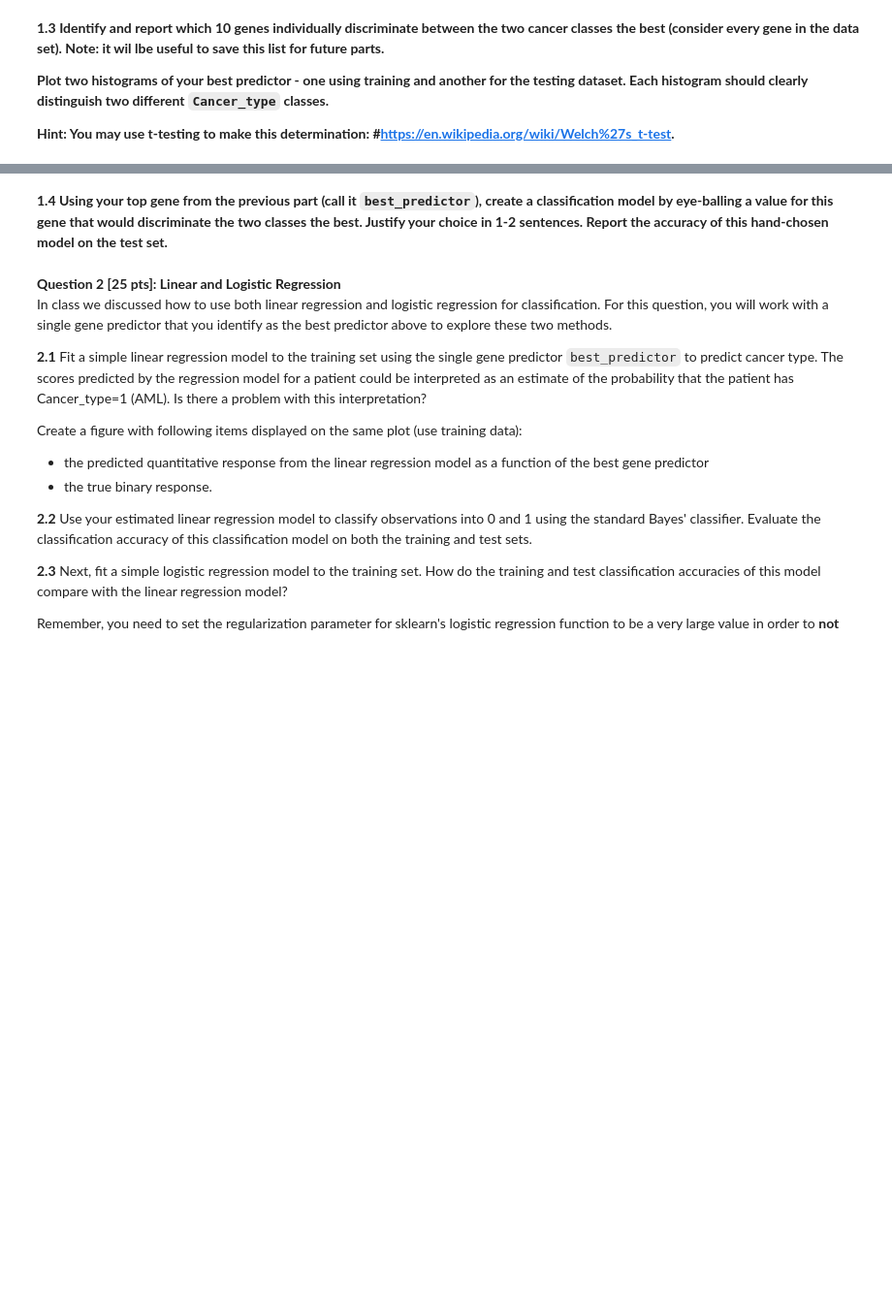
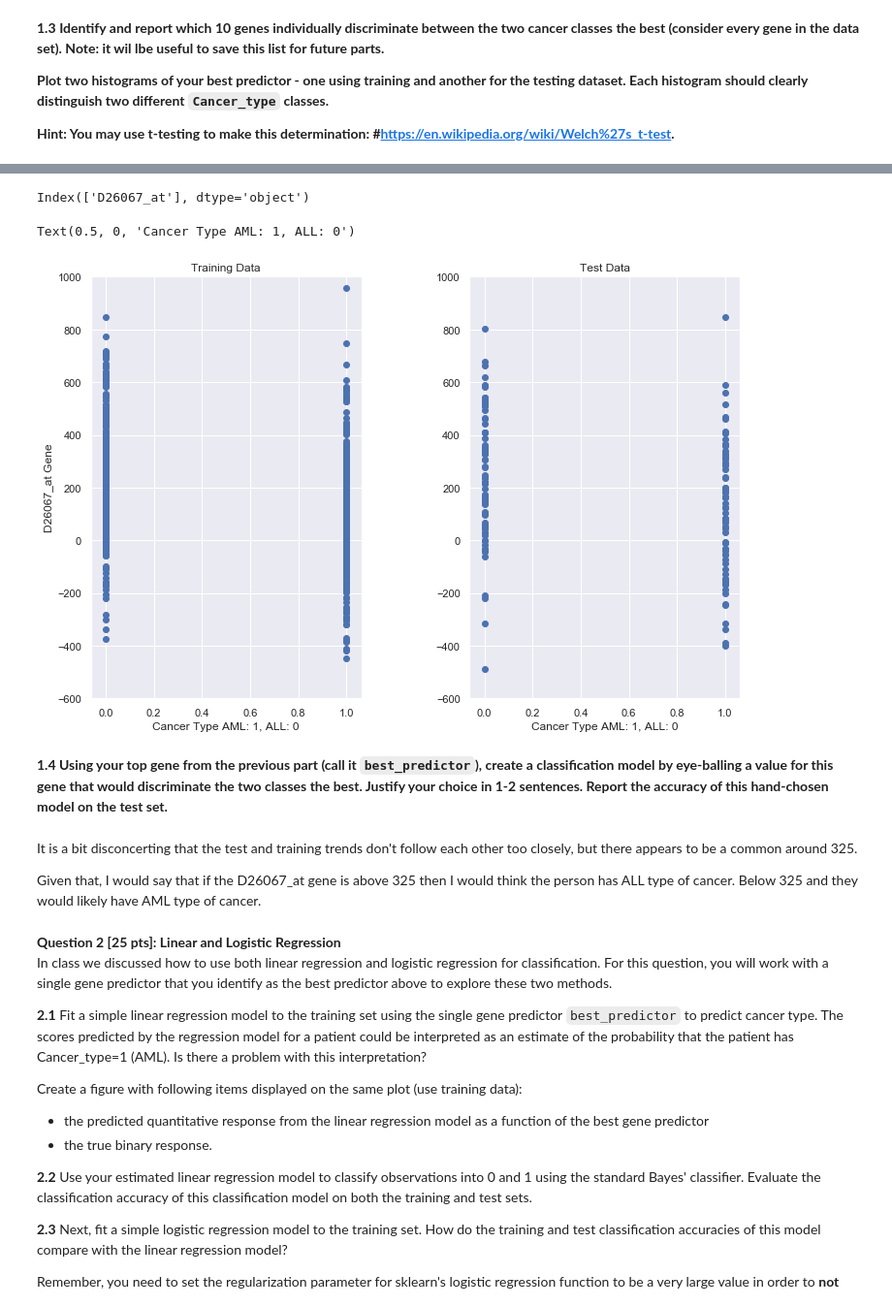
Before and after one commit to ericenglin/Data-Science-Assignments, a Jupyter notebook: hw4/cs109a_HW4.ipynb, the cells around one changed output, grey strips where cells are left out. Shown at 97% size. Saved outputs shown, nothing was run; the diff lists cells and outputs as text; code cells hidden in the pictures; blank space fills up the shorter version.

```diff
--- a/hw4/cs109a_HW4.ipynb
+++ b/hw4/cs109a_HW4.ipynb
@@ -110,0 +128,7 @@ Name: Cancer_type, dtype: float64
+# %%
+from sklearn import preprocessing
+X_train_array = X_train.values #returns a numpy array
+min_max_scaler = preprocessing.MinMaxScaler()
+x_scaled = min_max_scaler.fit_transform(X_train_array)
+normalized_X_train = pd.DataFrame(x_scaled)
+normalized_X_train.columns = X_train.columns
@@ -126,0 +159,15 @@ Name: Cancer_type, dtype: float64
+# %%
+import scipy
+t_test_results = {}
+AML = normalized_X_train.where(y_train== 1).dropna()
+ALL = normalized_X_train.where(y_train== 0).dropna()
+
+
+for x in normalized_X_train.columns:
+    AML2 = AML[:][x]
+    ALL2 = ALL[:][x]
+    t_test_results[x] = scipy.stats.ttest_ind(AML2,ALL2)
+# %%
+t_test_train_df = pd.DataFrame.from_dict(t_test_results,orient='Index')
+t_test_train_df.columns = ['field','pvalue']
+t_test_train_df=t_test_train_df.sort_values('pvalue').head(10)
@@ -127,2 +188,26 @@ Name: Cancer_type, dtype: float64
+# %%
+top_pred = t_test_train_df.head(1).index
+print(top_pred)
+# %% [output]
+Index(['D26067_at'], dtype='object')
+# %%
+fig = plt.figure(figsize=(12, 8))
+fig.subplots_adjust(hspace=0.4, wspace=0.4)
+
+plt.subplot(1, 2,1)
+plt.scatter(y_train, X_train[top_pred])
+plt.title("Training Data")
+plt.ylim(-600,1000)
+plt.ylabel("D26067_at Gene")
+plt.xlabel("Cancer Type AML: 1, ALL: 0")
+
+plt.subplot(1,2,2)
+plt.scatter(y_test, X_test[top_pred])
+plt.title("Test Data")
+plt.ylim(-600,1000)
+plt.xlabel("Cancer Type AML: 1, ALL: 0")
+# %% [output]
+Text(0.5, 0, 'Cancer Type AML: 1, ALL: 0')
+[figure, added]
 # %% [markdown]
 **1.4 Using your top gene from the previous part (call it  `best_predictor`), create a classification model by eye-balling a value for this gene that would discriminate the two classes the best. Justify your choice in 1-2 sentences. Report the accuracy of this hand-chosen model on the test set.**
@@ -131,3 +214,7 @@ Name: Cancer_type, dtype: float64
+# %% [markdown]
+It is a bit disconcerting that the test and training trends don't follow each other too closely, but there appears to be a common around 325.
+
+Given that, I would say that if the D26067_at gene is above 325 then I would think the person has ALL type of cancer. Below 325 and they would likely have AML type of cancer.
 # %% [markdown]
 <div class='exercise'><b> Question 2 [25 pts]: Linear and Logistic Regression  </b></div>
 
```
Also changed, not shown: parts of 18 cells of this notebook.
